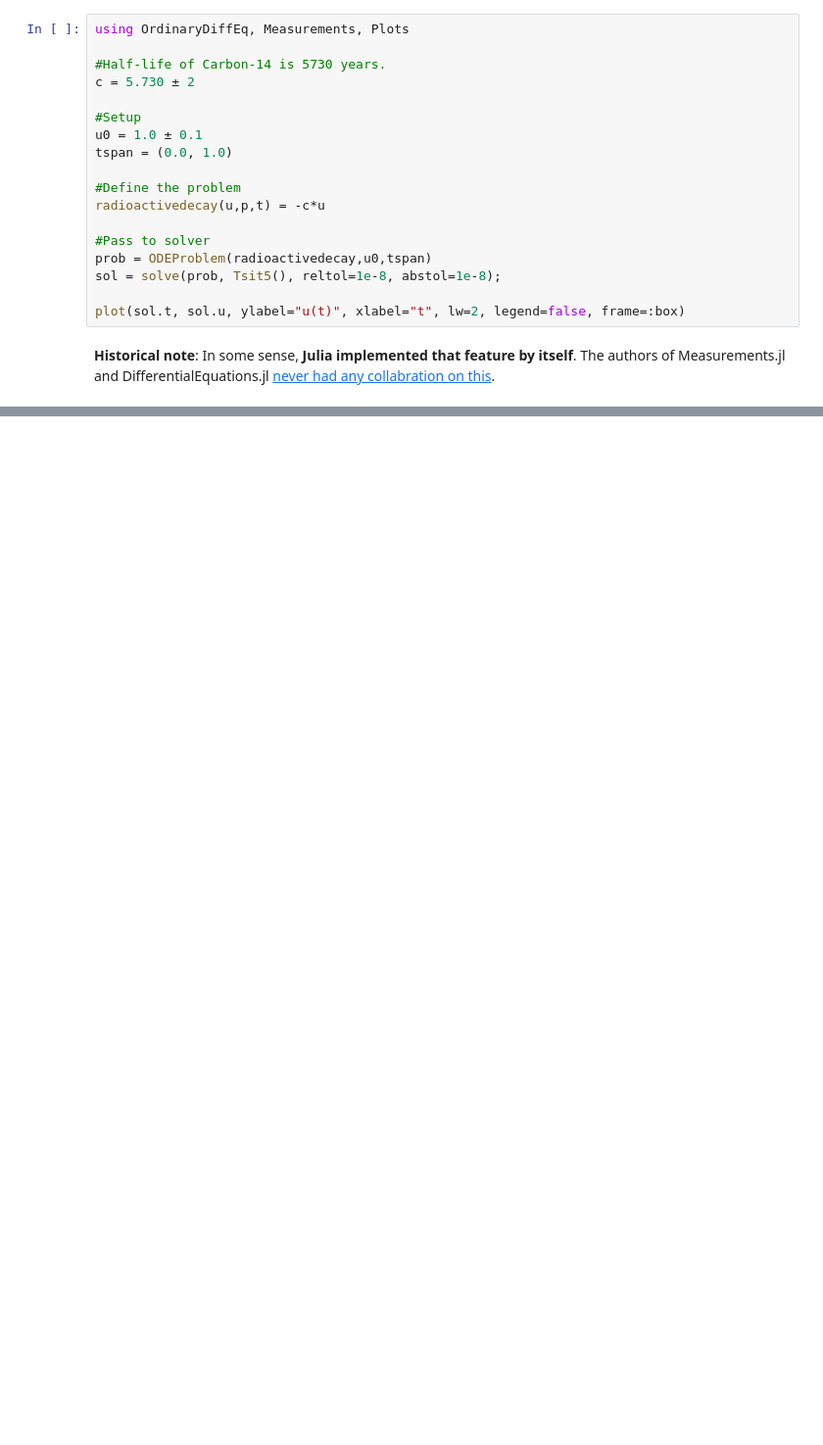
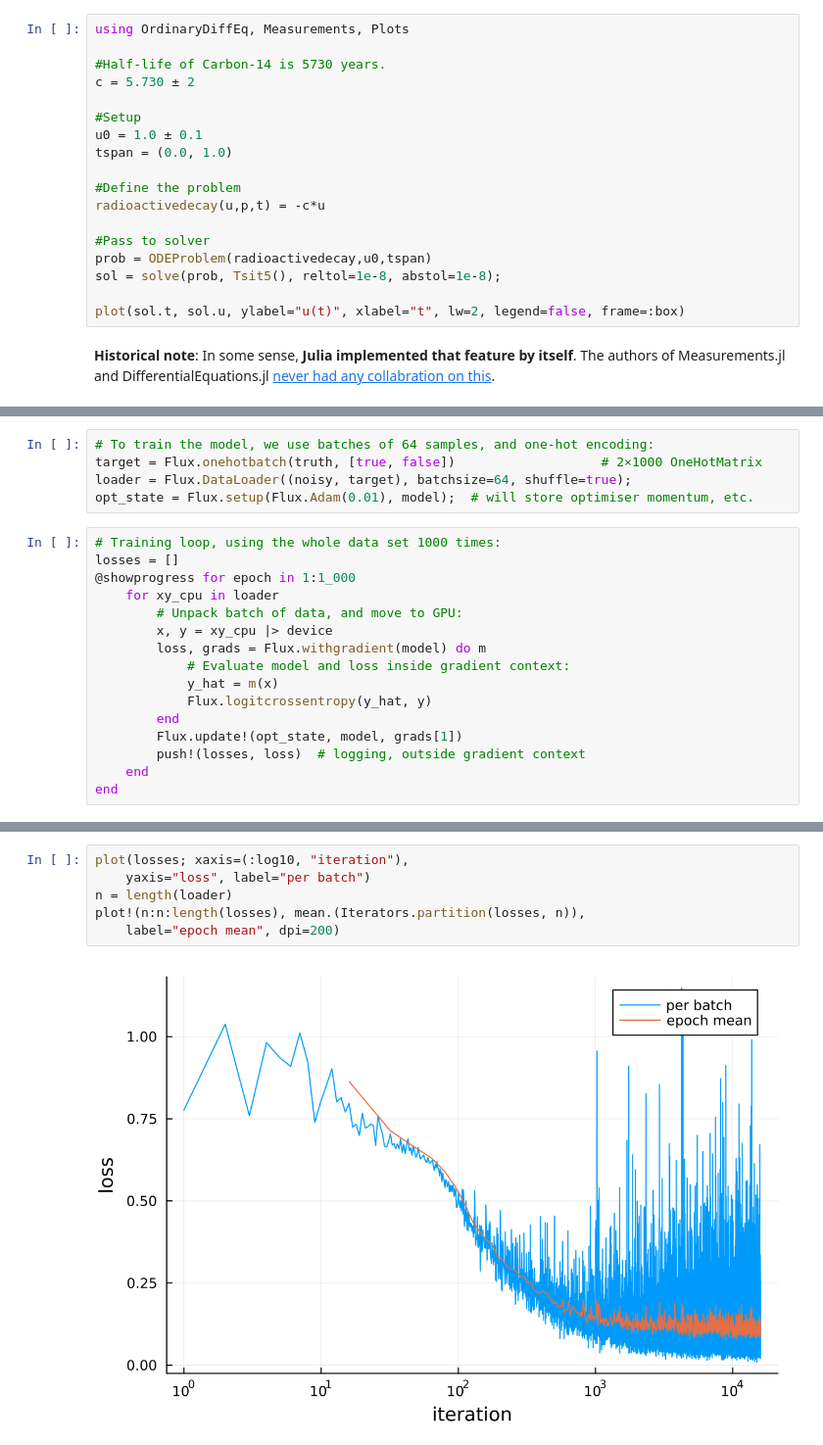
Before and after one commit to bsc-quantic/intro-to-julia-for-python-scientists, a Jupyter notebook: notebooks/3-examples.ipynb, the cells around one changed output, grey strips where cells are left out. Shown at 98% size. Saved outputs shown, nothing was run; the diff lists cells and outputs as text; blank space fills up the shorter version.

```diff
--- a/notebooks/3-examples.ipynb
+++ b/notebooks/3-examples.ipynb
@@ -85,0 +114,21 @@ plot(sol.t, sol.u, ylabel="u(t)", xlabel="t", lw=2, legend=false, frame=:box)
+# %%
+# To train the model, we use batches of 64 samples, and one-hot encoding:
+target = Flux.onehotbatch(truth, [true, false])                   # 2×1000 OneHotMatrix
+loader = Flux.DataLoader((noisy, target), batchsize=64, shuffle=true);
+opt_state = Flux.setup(Flux.Adam(0.01), model);  # will store optimiser momentum, etc.
+# %%
+# Training loop, using the whole data set 1000 times:
+losses = []
+@showprogress for epoch in 1:1_000
+    for xy_cpu in loader
+        # Unpack batch of data, and move to GPU:
+        x, y = xy_cpu |> device
+        loss, grads = Flux.withgradient(model) do m
+            # Evaluate model and loss inside gradient context:
+            y_hat = m(x)
+            Flux.logitcrossentropy(y_hat, y)
+        end
+        Flux.update!(opt_state, model, grads[1])
+        push!(losses, loss)  # logging, outside gradient context
+    end
+end
@@ -85,0 +151,8 @@ plot(sol.t, sol.u, ylabel="u(t)", xlabel="t", lw=2, legend=false, frame=:box)
+# %%
+plot(losses; xaxis=(:log10, "iteration"),
+    yaxis="loss", label="per batch")
+n = length(loader)
+plot!(n:n:length(losses), mean.(Iterators.partition(losses, n)),
+    label="epoch mean", dpi=200)
+# %% [output]
+[figure, added]
```
Also changed, not shown: parts of 9 cells of this notebook, 1 other file.
